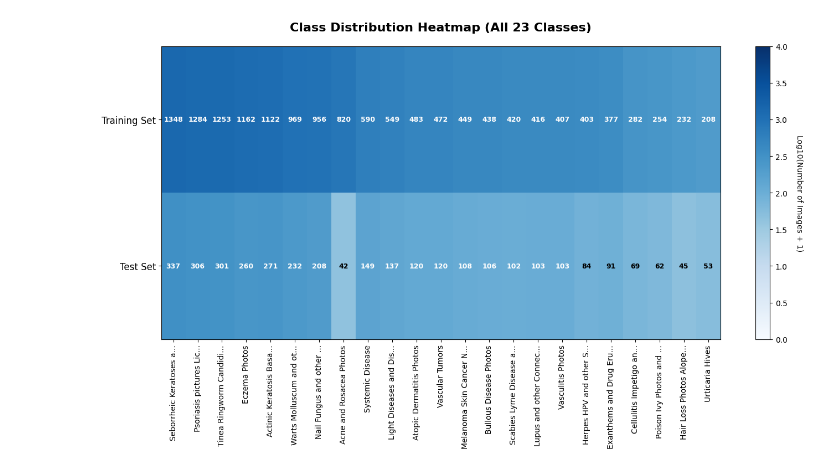
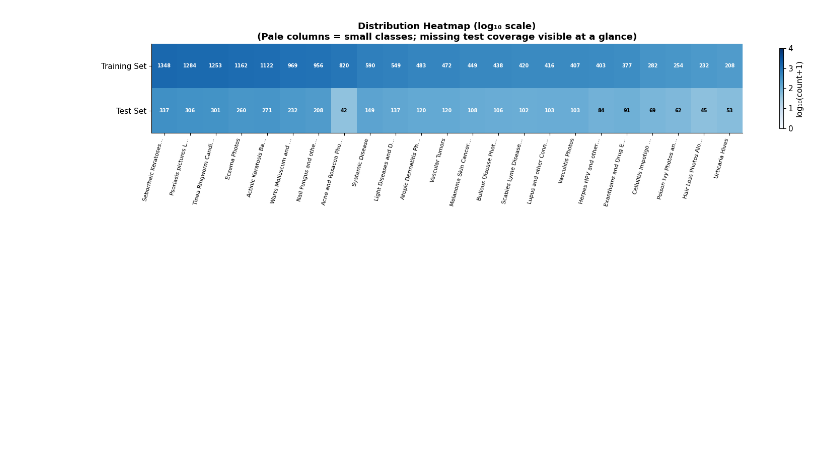
Before and after one commit to SumayyaN/skin-diagnosis, a Jupyter notebook: skin_diagnosis.ipynb, the cells around one changed output. Cells and saved outputs as stored; diff of their text form; code cells hidden in the pictures; blank space fills up the shorter version.

```diff
--- a/skin_diagnosis.ipynb
+++ b/skin_diagnosis.ipynb
@@ -14,0 +52,17 @@ plt.rcParams['figure.figsize'] = (12, 8)
+# %%
+BASE_DIR   = os.getcwd()
+train_path = os.path.join(BASE_DIR, 'dermnet', 'train')
+test_path  = os.path.join(BASE_DIR, 'dermnet', 'test')
+
+assert os.path.exists(train_path), f'Train path not found: {train_path}'
+assert os.path.exists(test_path),  f'Test path not found:  {test_path}'
+print('Both dataset splits located.\n')
+
+classes = sorted([
+    d for d in os.listdir(train_path)
+    if os.path.isdir(os.path.join(train_path, d))
+])
+
+print(f'Total disease classes (= model output nodes): {len(classes)}\n')
+for i, c in enumerate(classes, 1):
+    print(f'  {i:>2}. {c}')
@@ -250,55 +323,26 @@ Imbalance Heatmap
 # %%
-# Cell 6: Class Imbalance Heatmap (All Classes)
-plt.figure(figsize=(14, 8))
+log_data = pd.DataFrame({
+    'Training Set': np.log10(sorted_dist['Train'] + 1),
+    'Test Set':     np.log10(sorted_dist['Test']  + 1),
+}).T
+short_labels = [c[:20]+'…' if len(c)>20 else c for c in sorted_dist['Class']]
 
-# Sort classes by total size (largest to smallest)
-sorted_df = distribution_df.sort_values('Total', ascending=False).reset_index(drop=True)
-
-# Apply log transform (adding 1 to avoid log(0))
-sorted_df['log_train'] = np.log10(sorted_df['Train_Count'] + 1)
-sorted_df['log_test'] = np.log10(sorted_df['Test_Count'] + 1)
-
-# Create heatmap data (2 rows: train and test, columns: classes)
-heatmap_data = sorted_df[['log_train', 'log_test']].T
-
-# Set column names as class names (truncate if too long)
-class_labels = []
-for c in sorted_df['Class']:
-    if len(c) > 25:
-        class_labels.append(c[:22] + '...')
-    else:
-        class_labels.append(c)
-
-heatmap_data.columns = class_labels
-
-# Plot heatmap with blue colormap
-plt.imshow(heatmap_data, cmap='Blues', aspect='auto', vmin=0, vmax=4)
-
-# Add colorbar
-cbar = plt.colorbar()
-cbar.set_label('Log10(Number of Images + 1)', rotation=270, labelpad=20)
-
-# Labels
-plt.yticks([0, 1], ['Training Set', 'Test Set'], fontsize=12)
-plt.xticks(range(len(sorted_df)), class_labels, rotation=90, fontsize=10)
-plt.title('Class Distribution Heatmap (All 23 Classes)', fontsize=16, weight='bold', pad=20)
-
-# Add actual count annotations on the heatmap
-for i in range(2):  # 0 = train, 1 = test
-    for j in range(len(sorted_df)):
-        if i == 0:
-            value = sorted_df.iloc[j]['Train_Count']
-        else:
-            value = sorted_df.iloc[j]['Test_Count']
-
-        # Only add text if the cell is large enough and value > 0
-        if value > 0:
-            color = 'white' if np.log10(value + 1) > 2 else 'black'
-            plt.text(j, i, int(value), ha='center', va='center',
-                    color=color, fontsize=9, weight='bold')
-
+fig, ax = plt.subplots(figsize=(16, 4))
+im = ax.imshow(log_data, cmap='Blues', aspect='auto', vmin=0, vmax=4)
+ax.set_yticks([0,1]); ax.set_yticklabels(['Training Set','Test Set'])
+ax.set_xticks(range(len(sorted_dist)))
+ax.set_xticklabels(short_labels, rotation=75, ha='right', fontsize=8)
+ax.set_title('Distribution Heatmap (log₁₀ scale)\n'
+             '(Pale columns = small classes; missing test coverage visible at a glance)')
+for r in range(2):
+    for c in range(len(sorted_dist)):
+        val = sorted_dist.iloc[c]['Train'] if r==0 else sorted_dist.iloc[c]['Test']
+        if val > 0:
+            col = 'white' if np.log10(val+1)>2 else 'black'
+            ax.text(c, r, str(val), ha='center', va='center', fontsize=7, color=col, fontweight='bold')
+plt.colorbar(im, ax=ax, label='log₁₀(count+1)', shrink=0.9)
 plt.tight_layout()
 plt.show()
 # %% [output]
-[figure, old version]
+[figure, new version]
 # %% [markdown]
```
Also changed, not shown: parts of 61 cells of this notebook.
